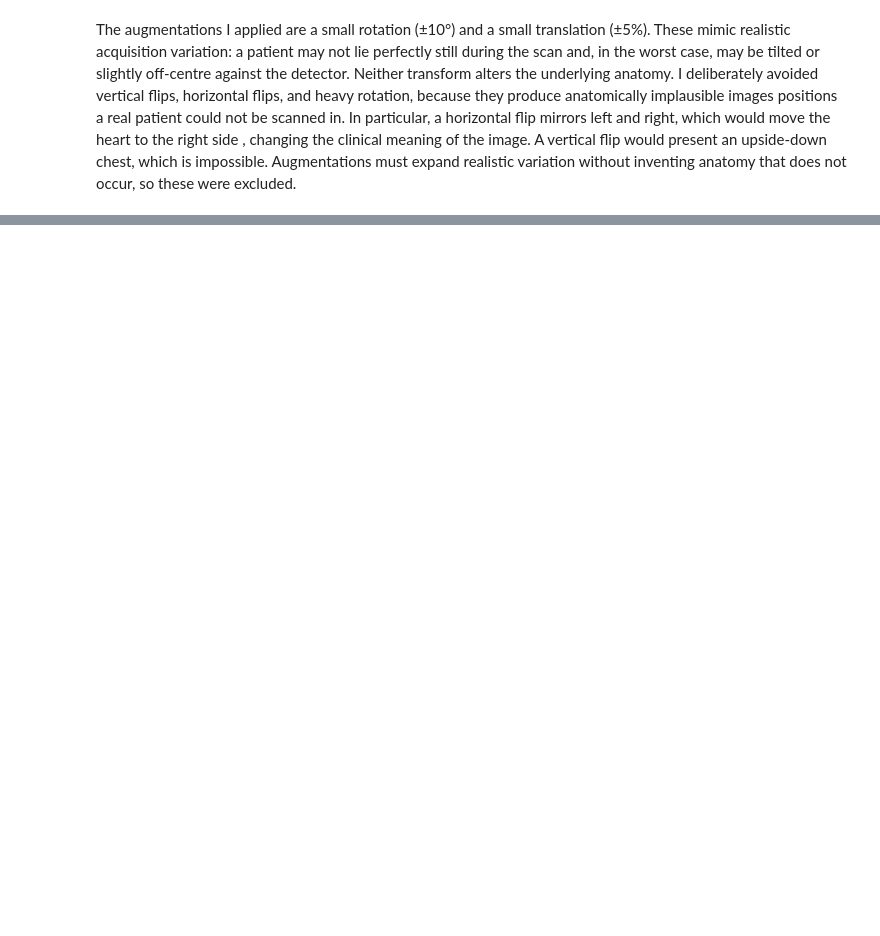
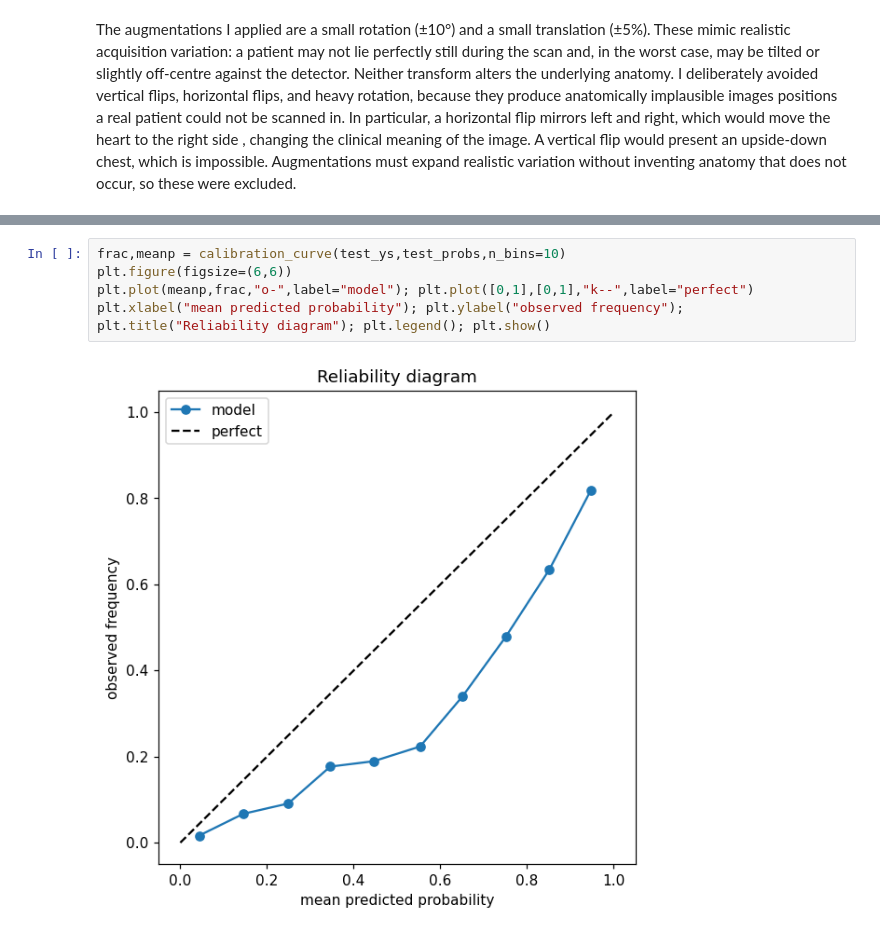
Before and after one commit to B4ryterx/ENG2440_Assignment1, a Jupyter notebook: ENG2440_Assignment1_Supporting_Files/Assignment1_Brandon-Jason.ipynb, the cells around one changed output, grey strips where cells are left out. Cells and saved outputs as stored; diff of their text form; blank space fills up the shorter version.

```diff
--- a/ENG2440_Assignment1_Supporting_Files/Assignment1_Brandon-Jason.ipynb
+++ b/ENG2440_Assignment1_Supporting_Files/Assignment1_Brandon-Jason.ipynb
@@ -360,0 +575,7 @@ Final logistic baseline (TEST, evaluated once):
+# %%
+frac,meanp = calibration_curve(test_ys,test_probs,n_bins=10)
+plt.figure(figsize=(6,6))
+plt.plot(meanp,frac,"o-",label="model"); plt.plot([0,1],[0,1],"k--",label="perfect")
+plt.xlabel("mean predicted probability"); plt.ylabel("observed frequency"); plt.title("Reliability diagram"); plt.legend(); plt.show()
+# %% [output]
+[figure, added]
```
Also changed, not shown: parts of 24 cells of this notebook, 5 other files.
